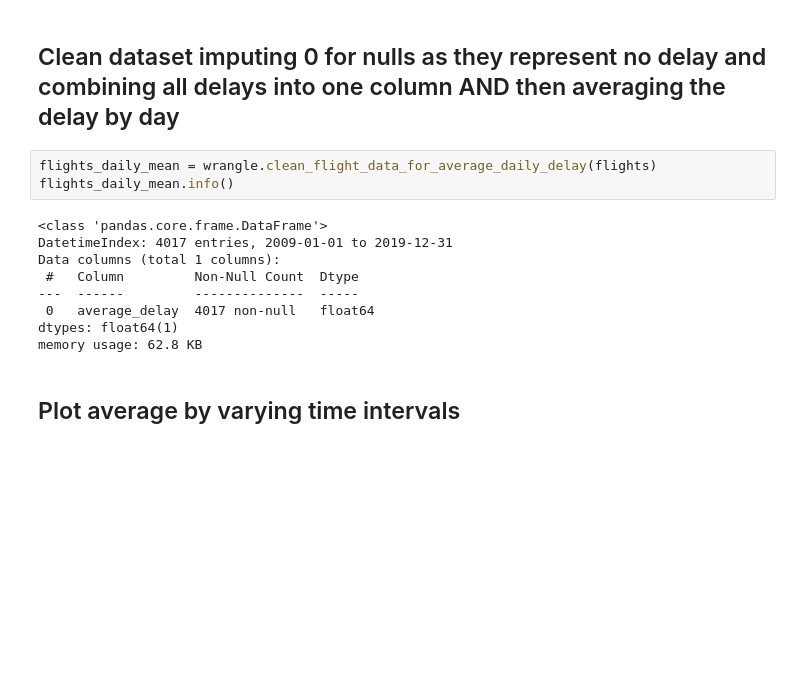
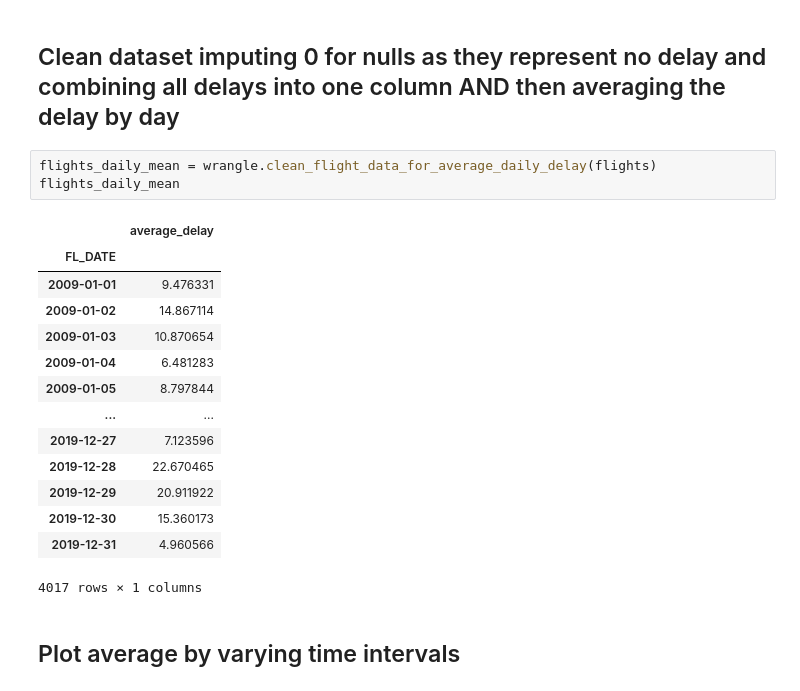
Before and after one commit to CLOUD-NINE-FLIGHT-SOLUTIONS/CLOUD-NINE-FLIGHT-SOLUTIONS, a Jupyter notebook: Alfred/final_notebook.ipynb, the cells around one changed output. Cells and saved outputs as stored; diff of their text form; blank space fills up the shorter version.

```diff
--- a/Alfred/final_notebook.ipynb
+++ b/Alfred/final_notebook.ipynb
@@ -70,16 +71,22 @@ Airline On Time Percentage:  81.09%
 ## Clean dataset imputing 0 for nulls as they represent no delay and combining all delays into one column AND then averaging the delay by day
 # %%
 flights_daily_mean = wrangle.clean_flight_data_for_average_daily_delay(flights)
-flights_daily_mean.info()
+flights_daily_mean
 # %% [output]
+|  | average_delay |
+| FL_DATE |  |
+| 2009-01-01 | 9.476331 |
+| 2009-01-02 | 14.867114 |
+| 2009-01-03 | 10.870654 |
+| 2009-01-04 | 6.481283 |
+| 2009-01-05 | 8.797844 |
+| ... | ... |
+| 2019-12-27 | 7.123596 |
+| 2019-12-28 | 22.670465 |
+| 2019-12-29 | 20.911922 |
+| 2019-12-30 | 15.360173 |
+| 2019-12-31 | 4.960566 |
-<class 'pandas.core.frame.DataFrame'>
-DatetimeIndex: 4017 entries, 2009-01-01 to 2019-12-31
-Data columns (total 1 columns):
- #   Column         Non-Null Count  Dtype
----  ------         --------------  -----
- 0   average_delay  4017 non-null   float64
-dtypes: float64(1)
-memory usage: 62.8 KB
+4017 rows × 1 columns
 # %% [markdown]
 ## Plot average by varying time intervals
 # %%
```
Also changed, not shown: parts of 15 cells of this notebook, 4 other files.
